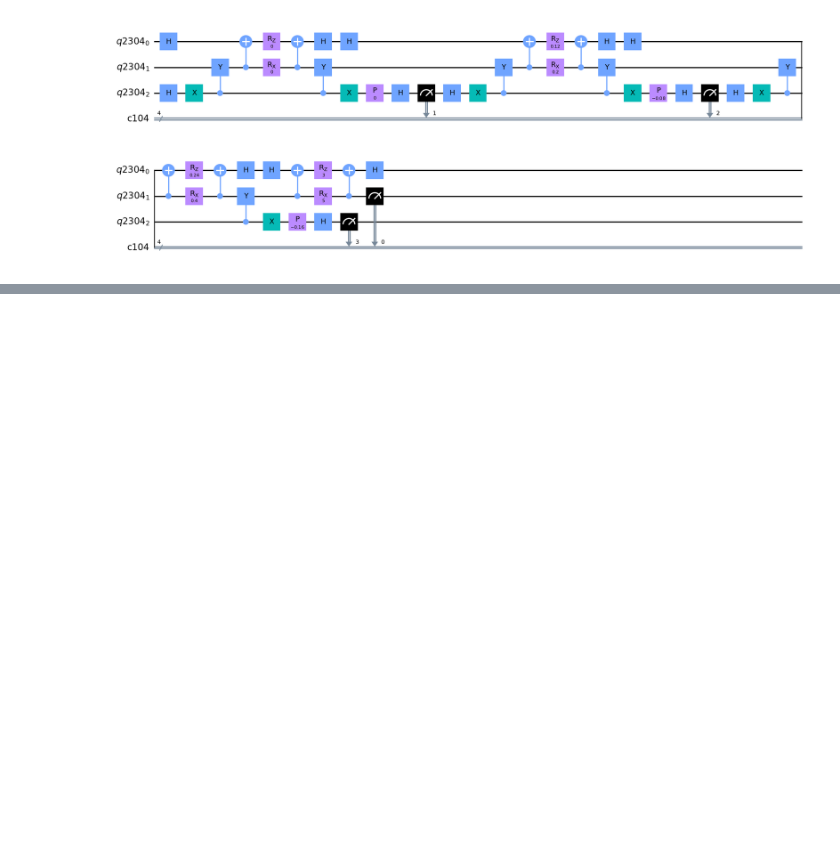
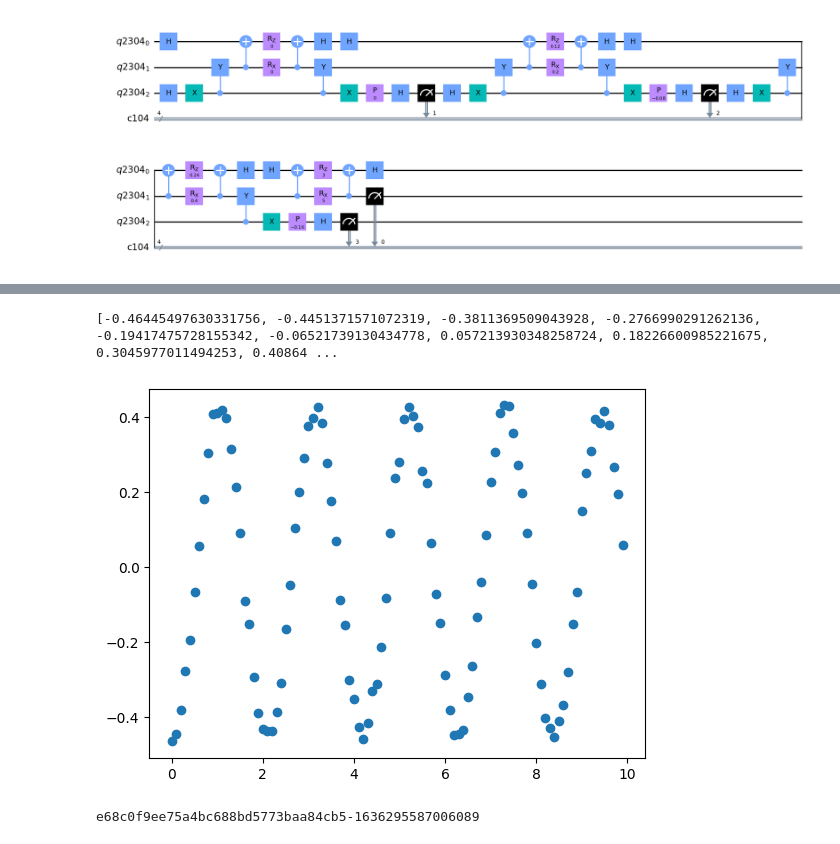
Before and after one commit to constantlyPlanck/2QubitRodeo, a Jupyter notebook: 2Qubit.ipynb, the cells around one changed output, grey strips where cells are left out. Cells and saved outputs as stored; diff of their text form; code cells hidden in the pictures; blank space fills up the shorter version.

```diff
--- a/2Qubit.ipynb
+++ b/2Qubit.ipynb
@@ -426,0 +498,17 @@ circ.draw('mpl')
+# %%
+#run with hadamard on 1st qubit for time evolution; bad data
+print(process_two_state(run2Results, "0000"))
+plt.scatter(run2Range, process_two_state(run2Results, "0000"))
+plt.show()
+# %% [output]
+[-0.46445497630331756, -0.4451371571072319, -0.3811369509043928, -0.2766990291262136, -0.19417475728155342, -0.06521739130434778, 0.057213930348258724, 0.18226600985221675, 0.3045977011494253, 0.40864 ...
+[figure, added]
+# %%
+run3Range = list(range(100))
+run3Range[:] = [x / 10 for x in run3Range]
+
+run3Job = run_two_state(3, run3Range, 2.5, 1.5, 1, 4, backendCasablanca)
+print(run3Job.job_set_id())
+run3Results = run3Job.results()
+# %% [output]
+e68c0f9ee75a4bc688bd5773baa84cb5-1636295587006089
```
Also changed, not shown: parts of 37 cells of this notebook.
